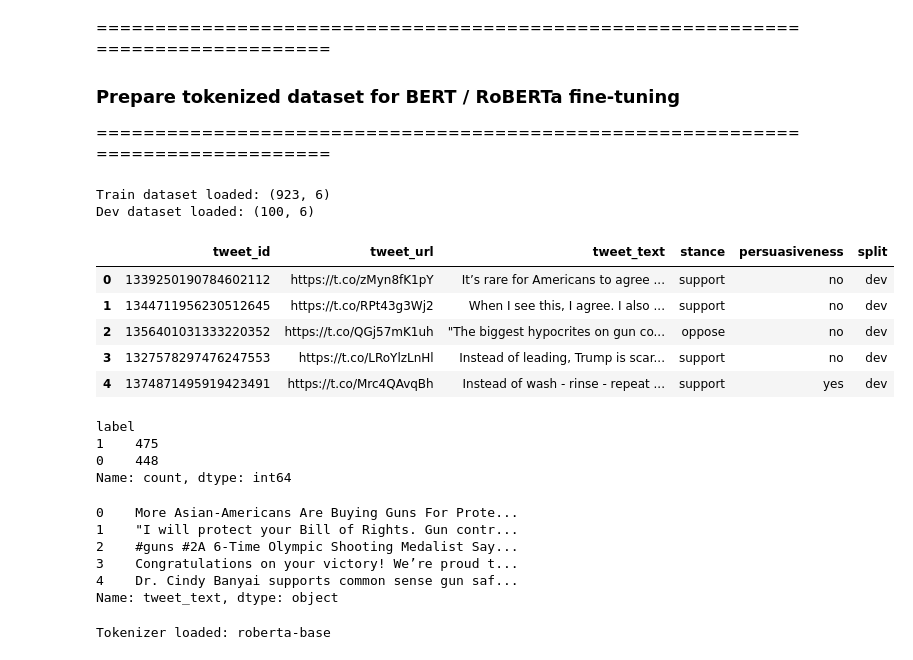
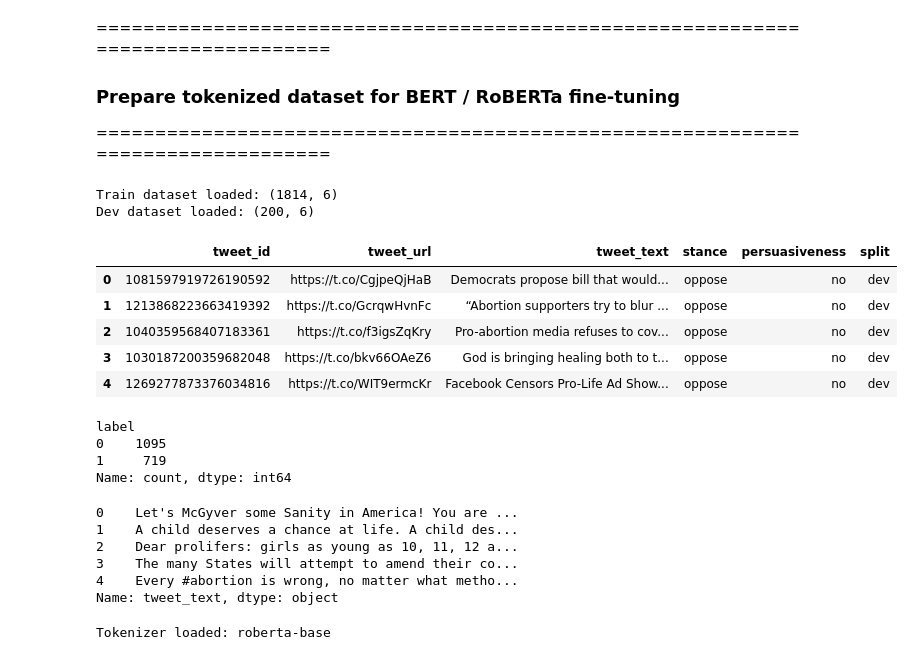
Before and after one commit to DBlassio/multimodal-argmining, a Jupyter notebook: notebooks/text/01_preprocessing_and_tokenization.ipynb, the cells around one changed output. Drawn from its saved outputs; the diff is of its cells as text; code cells hidden in the pictures.

```diff
--- a/notebooks/text/01_preprocessing_and_tokenization.ipynb
+++ b/notebooks/text/01_preprocessing_and_tokenization.ipynb
@@ -39,26 +39,26 @@ MODEL_NAME = "roberta-base"
 # %%
 
 # Load Dataset
-train_path = f"{path}/data/gun_control_train.csv"
-dev_path   = f"{path}/data/gun_control_dev.csv"
+train_path = f"{path}/data/train.csv"
+dev_path   = f"{path}/data/dev.csv"
 
 train_df = pd.read_csv(train_path)
 dev_df = pd.read_csv(dev_path)
 
 print(f"Train dataset loaded: {train_df.shape}")
 train_df.head()
 
 print(f"Dev dataset loaded: {dev_df.shape}")
 dev_df.head()
 # %% [output]
-Train dataset loaded: (923, 6)
-Dev dataset loaded: (100, 6)
+Train dataset loaded: (1814, 6)
+Dev dataset loaded: (200, 6)
 |  | tweet_id | tweet_url | tweet_text | stance | persuasiveness | split |
-| 0 | 1339250190784602112 | https://t.co/zMyn8fK1pY | It’s rare for Americans to agree ... | support | no | dev |
-| 1 | 1344711956230512645 | https://t.co/RPt43g3Wj2 | When I see this, I agree. I also ... | support | no | dev |
-| 2 | 1356401031333220352 | https://t.co/QGj57mK1uh | "The biggest hypocrites on gun co... | oppose | no | dev |
-| 3 | 1327578297476247553 | https://t.co/LRoYlzLnHl | Instead of leading, Trump is scar... | support | no | dev |
-| 4 | 1374871495919423491 | https://t.co/Mrc4QAvqBh | Instead of wash - rinse - repeat ... | support | yes | dev |
+| 0 | 1081597919726190592 | https://t.co/CgjpeQjHaB | Democrats propose bill that would... | oppose | no | dev |
+| 1 | 1213868223663419392 | https://t.co/GcrqwHvnFc | “Abortion supporters try to blur ... | oppose | no | dev |
+| 2 | 1040359568407183361 | https://t.co/f3igsZqKry | Pro-abortion media refuses to cov... | oppose | no | dev |
+| 3 | 1030187200359682048 | https://t.co/bkv66OAeZ6 | God is bringing healing both to t... | oppose | no | dev |
+| 4 | 1269277873376034816 | https://t.co/WIT9ermcKr | Facebook Censors Pro-Life Ad Show... | oppose | no | dev |
 # %%
 #Label Mapping & Basic Filtering
 
@@ -73,8 +73,8 @@ train_df["label"] = train_df["stance"].map(label2id)
 print(train_df["label"].value_counts())
 # %% [output]
 label
-1    475
-0    448
+0    1095
+1     719
 Name: count, dtype: int64
 # %%
 # Minimal Text Cleaning
@@ -93,11 +93,11 @@ train_df["tweet_text"] = train_df["tweet_text"].apply(minimal_clean)
 dev_df['tweet_text'] = dev_df['tweet_text'].apply(minimal_clean)
 train_df["tweet_text"].head()
 # %% [output]
-0    More Asian-Americans Are Buying Guns For Prote...
-1    "I will protect your Bill of Rights. Gun contr...
-2    #guns #2A 6-Time Olympic Shooting Medalist Say...
-3    Congratulations on your victory! We’re proud t...
-4    Dr. Cindy Banyai supports common sense gun saf...
+0    Let's McGyver some Sanity in America! You are ...
+1    A child deserves a chance at life. A child des...
+2    Dear prolifers: girls as young as 10, 11, 12 a...
+3    The many States will attempt to amend their co...
+4    Every #abortion is wrong, no matter what metho...
 Name: tweet_text, dtype: object
 # %%
 # Load Tokenizer
```
Also changed, not shown: parts of 2 cells of this notebook.
